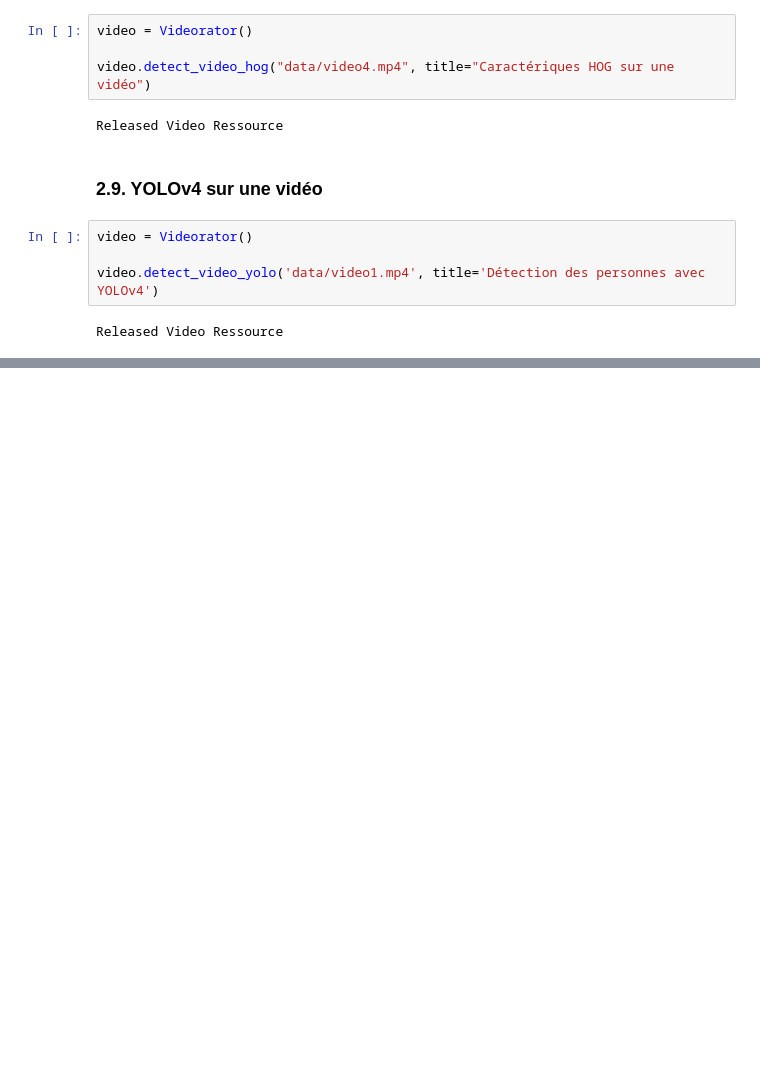
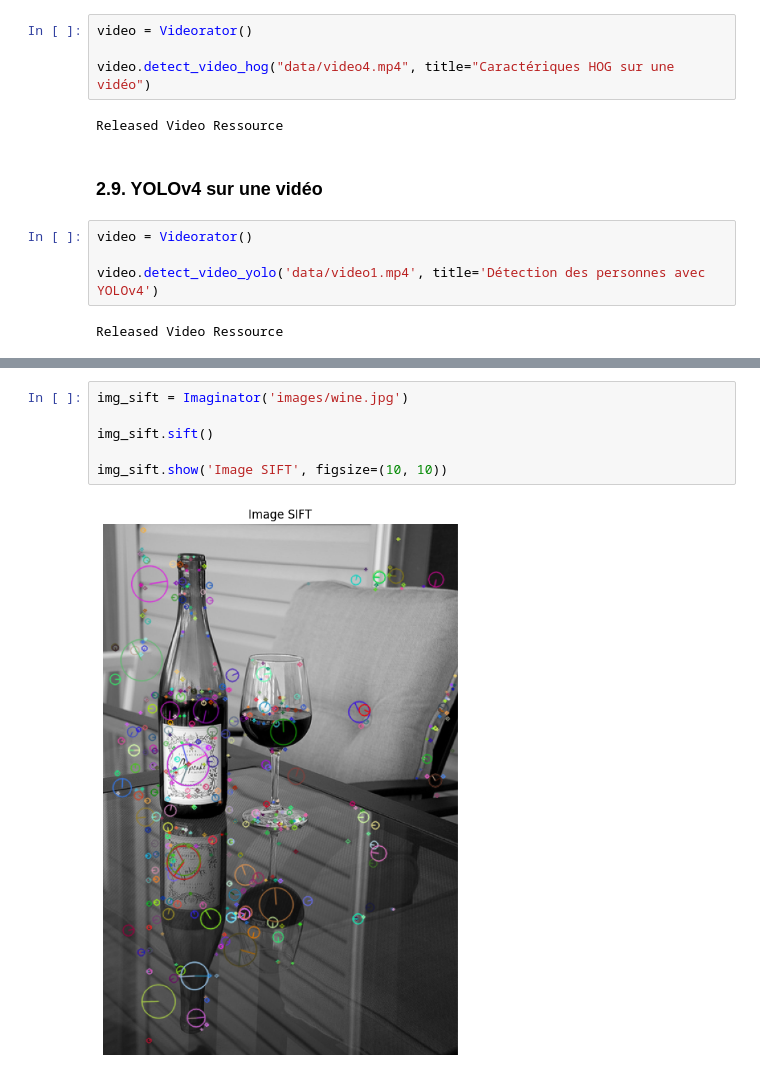
Before and after one commit to Gentlhug/tp2-detection-et-reconnaissance-d-images-et-videos, a Jupyter notebook: tp2_detection.ipynb, the cells around one changed output, grey strips where cells are left out. Drawn from its saved outputs; the diff is of its cells as text; blank space fills up the shorter version.

```diff
--- a/tp2_detection.ipynb
+++ b/tp2_detection.ipynb
@@ -522,0 +547,8 @@ Released Video Ressource
+# %%
+img_sift = Imaginator('images/wine.jpg')
+
+img_sift.sift()
+
+img_sift.show('Image SIFT', figsize=(10, 10))
+# %% [output]
+[figure, added]
```
Also changed, not shown: parts of 15 cells of this notebook.
